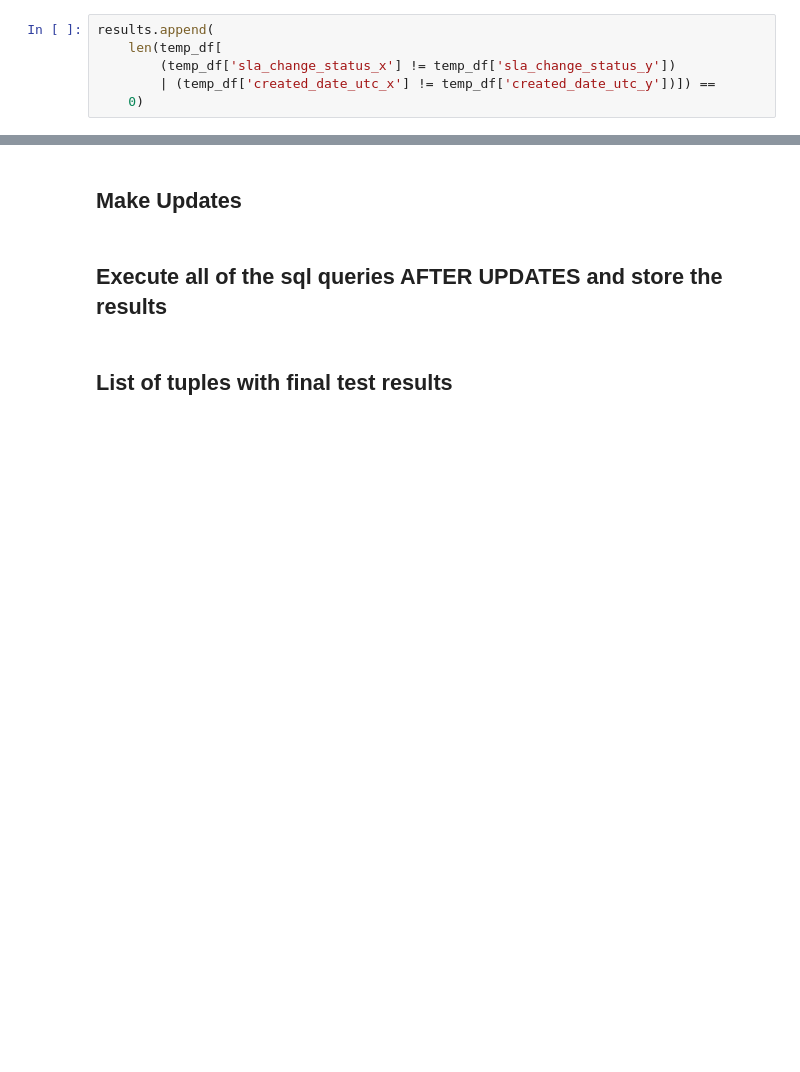
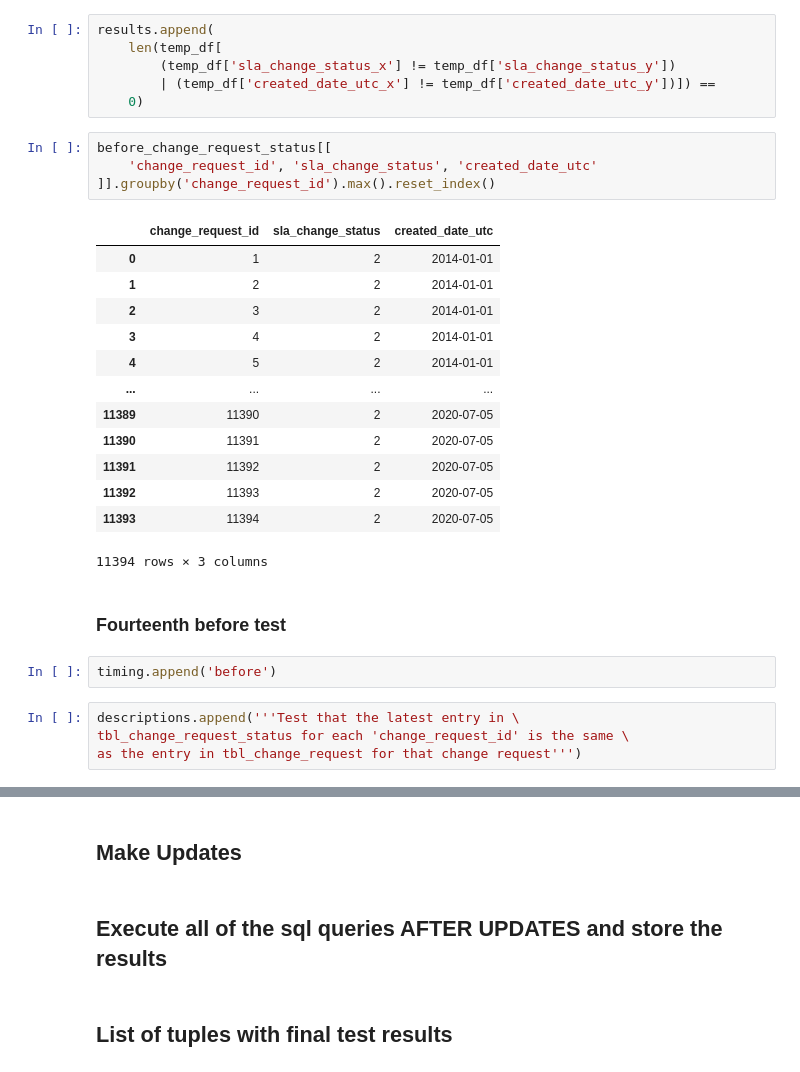
Before and after one commit to NYC-Parks/SLADB, a Jupyter notebook: testing/test_change_requests.ipynb, the cells around one changed output, grey strips where cells are left out. Drawn from its saved outputs; the diff is of its cells as text; blank space fills up the shorter version.

```diff
--- a/testing/test_change_requests.ipynb
+++ b/testing/test_change_requests.ipynb
@@ -566,3 +567,29 @@ results.append(
         (temp_df['sla_change_status_x'] != temp_df['sla_change_status_y'])
         | (temp_df['created_date_utc_x'] != temp_df['created_date_utc_y'])]) ==
     0)
+# %%
+before_change_request_status[[
+    'change_request_id', 'sla_change_status', 'created_date_utc'
+]].groupby('change_request_id').max().reset_index()
+# %% [output]
+|  | change_request_id | sla_change_status | created_date_utc |
+| 0 | 1 | 2 | 2014-01-01 |
+| 1 | 2 | 2 | 2014-01-01 |
+| 2 | 3 | 2 | 2014-01-01 |
+| 3 | 4 | 2 | 2014-01-01 |
+| 4 | 5 | 2 | 2014-01-01 |
+| ... | ... | ... | ... |
+| 11389 | 11390 | 2 | 2020-07-05 |
+| 11390 | 11391 | 2 | 2020-07-05 |
+| 11391 | 11392 | 2 | 2020-07-05 |
+| 11392 | 11393 | 2 | 2020-07-05 |
+| 11393 | 11394 | 2 | 2020-07-05 |
+11394 rows × 3 columns
+# %% [markdown]
+### Fourteenth before test
+# %%
+timing.append('before')
+# %%
+descriptions.append('''Test that the latest entry in \
+tbl_change_request_status for each 'change_request_id' is the same \
+as the entry in tbl_change_request for that change request''')
```
Also changed, not shown: parts of 13 cells of this notebook.
